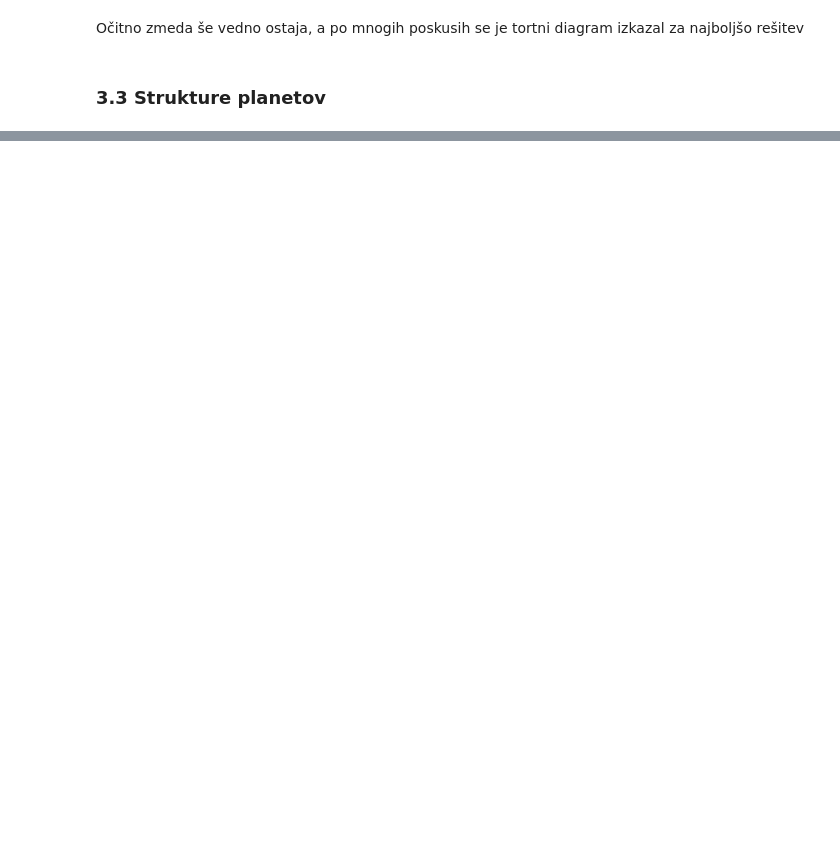
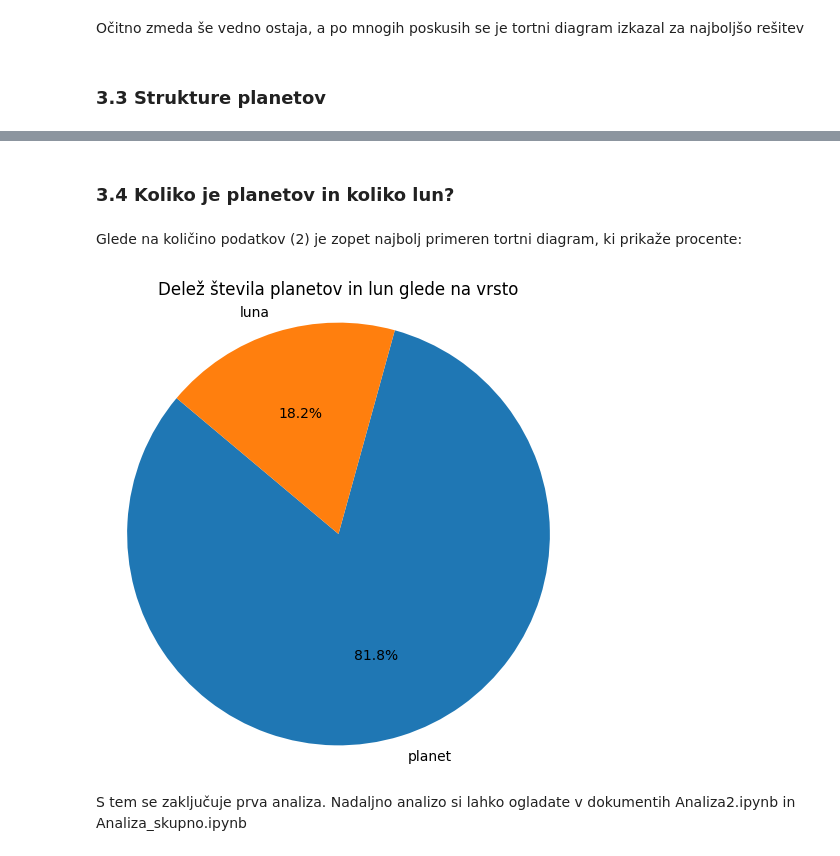
Before and after one commit to oskartezak/ProjektnaNaloga, a Jupyter notebook: Analiza1.ipynb, the cells around one changed output, grey strips where cells are left out. Cells and saved outputs as stored; diff of their text form; code cells hidden in the pictures; blank space fills up the shorter version.

```diff
--- a/Analiza1.ipynb
+++ b/Analiza1.ipynb
@@ -329,0 +331,18 @@ plt.show()
+# %% [markdown]
+### 3.4 Koliko je planetov in koliko lun?
+# %% [markdown]
+Glede na količino podatkov (2) je zopet najbolj primeren tortni diagram, ki prikaže procente:
+# %%
+# Izračunamo število planetov in lun
+tabela_stevila_pojavitev = stevilo_planetov_lun(planeti1)
+
+# Narišemo tortni diagram
+plt.figure(figsize=(6, 6))
+plt.pie(tabela_stevila_pojavitev['Število pojavitev'], labels=tabela_stevila_pojavitev['Vrsta'], autopct='%1.1f%%', startangle=140)
+plt.axis('equal')  # Da bo diagram okrogel
+plt.title('Delež števila planetov in lun glede na vrsto')
+plt.show()
+# %% [output]
+[figure, added]
+# %% [markdown]
+S tem se zaključuje prva analiza. Nadaljno analizo si lahko ogladate v dokumentih Analiza2.ipynb in Analiza_skupno.ipynb
```
Also changed, not shown: parts of 5 cells of this notebook.
